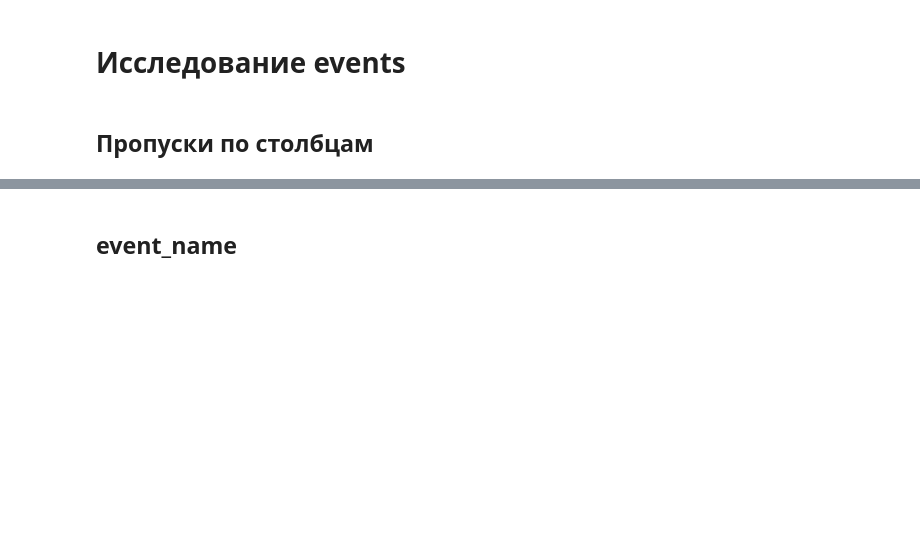
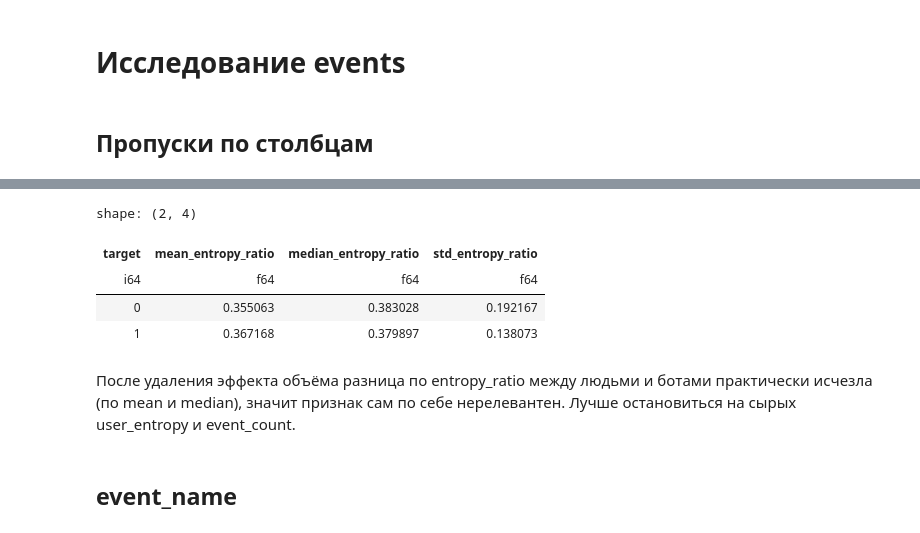
Before and after one commit to Shtskkh/avito-bootcamp, a Jupyter notebook: data_inspection.ipynb, the cells around one changed output, grey strips where cells are left out. Cells and saved outputs as stored; diff of their text form; code cells hidden in the pictures; blank space fills up the shorter version.

```diff
--- a/data_inspection.ipynb
+++ b/data_inspection.ipynb
@@ -256,0 +322,13 @@ fig.show()
+# %%
+user_features = (
+    events_unique
+    .group_by('cookie_id')
+    .agg(
+        pl.len().alias('event_count'),
+        pl.col('event_ts').dt.hour().value_counts().struct.field('count').entropy(base=2).alias('user_entropy')
+    )
+)
+
+user_features.select(
+    pl.corr('event_count', 'user_entropy').alias('pearson_corr')
+)
@@ -256,0 +351,4 @@ fig.show()
+# %%
+user_features = user_features.with_columns(
+    (pl.col('user_entropy') / pl.col('event_count').clip(2).log(2)).alias('entropy_ratio')
+)
@@ -257,3 +365,25 @@ fig.show()
+# %%
+(
+    user_features.
+    join(train.select(['cookie_id', 'target']), on='cookie_id', how='inner')
+    .group_by('target').
+    agg(
+        pl.col('entropy_ratio').mean().alias('mean_entropy_ratio'),
+        pl.col('entropy_ratio').median().alias('median_entropy_ratio'),
+        pl.col('entropy_ratio').std().alias('std_entropy_ratio')
+    )
+)
+# %% [output]
+shape: (2, 4)
+| target | mean_entropy_ratio | median_entropy_ratio | std_entropy_ratio |
+| i64 | f64 | f64 | f64 |
+| 0 | 0.355063 | 0.383028 | 0.192167 |
+| 1 | 0.367168 | 0.379897 | 0.138073 |
+# %% [markdown]
+После удаления эффекта объёма разница по entropy_ratio между
+людьми и ботами практически исчезла (по mean и median), значит
+признак сам по себе нерелевантен. Лучше остановиться на сырых
+user_entropy и event_count.
 # %% [markdown]
 ## event_name
 # %%
```
Also changed, not shown: parts of 13 cells of this notebook.
